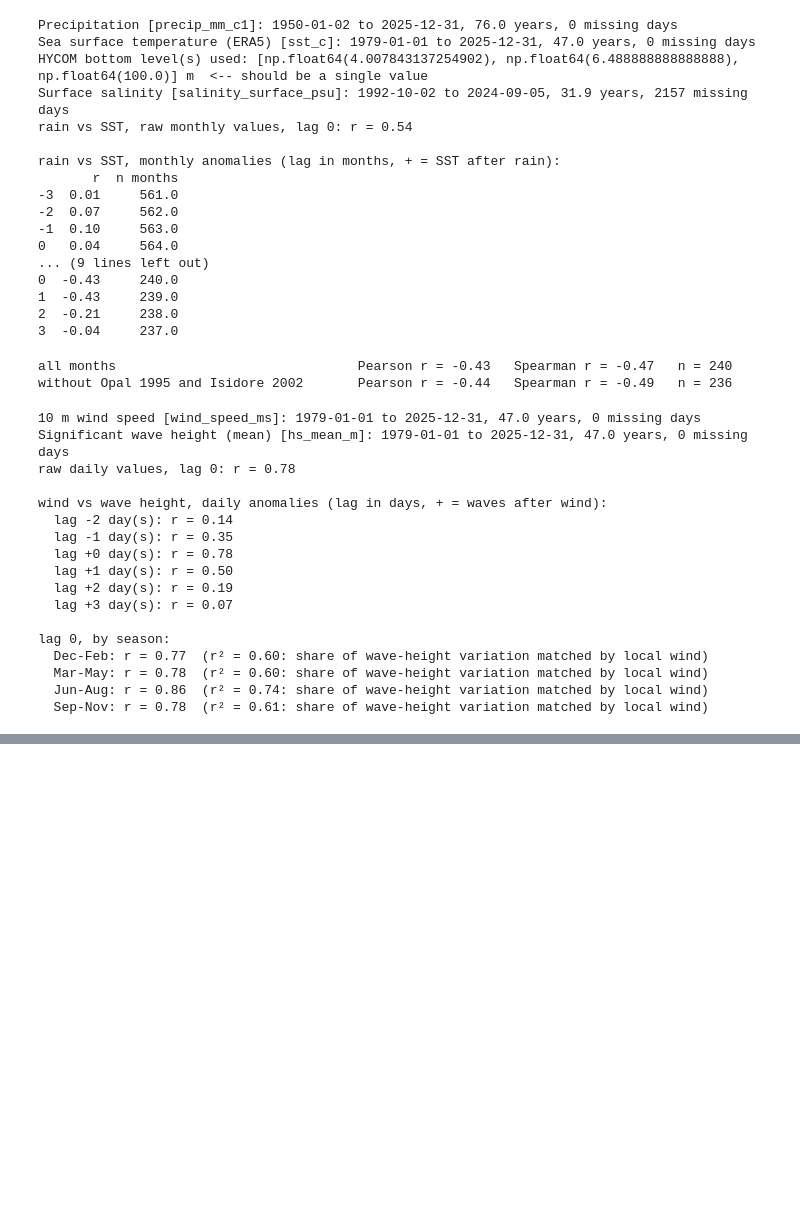
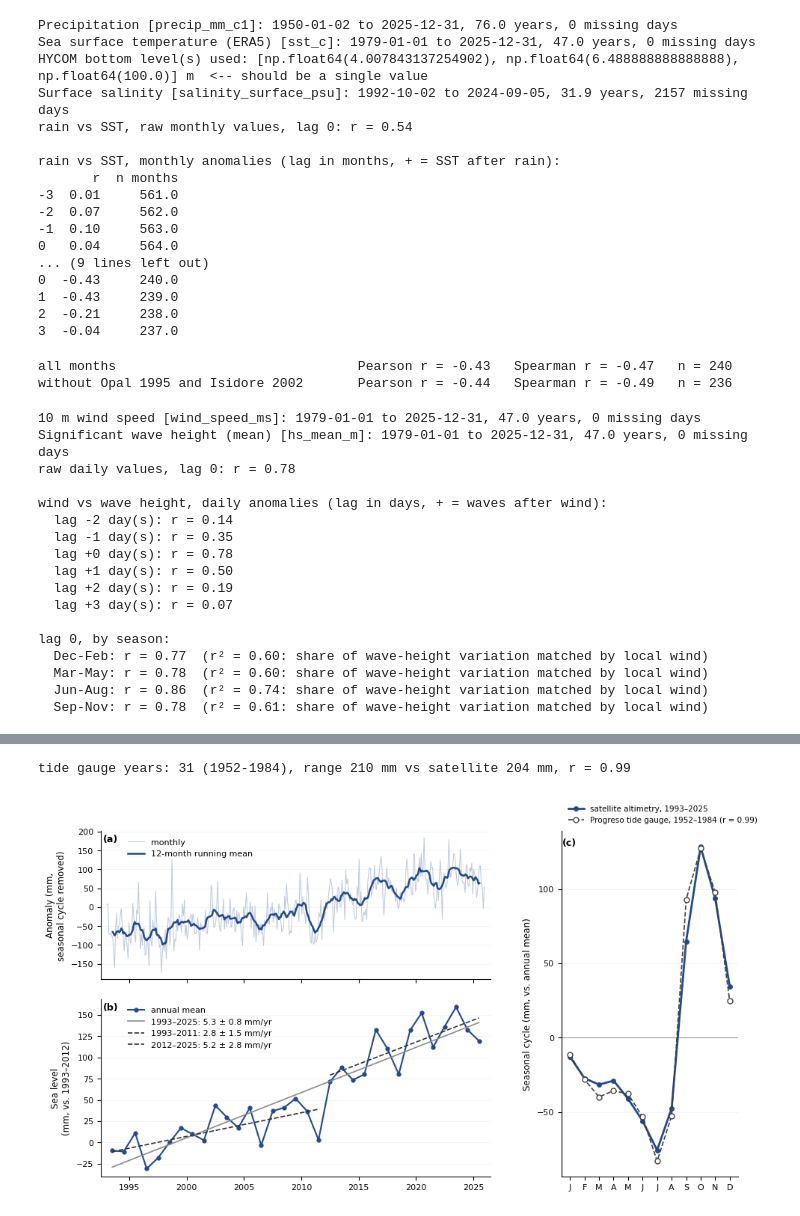
Before and after one commit to florisytzen5/MDP, a Jupyter notebook: Climatology/Baseline/Clima_Baseline.ipynb, the cells around one changed output, grey strips where cells are left out. Saved outputs shown, nothing was run; the diff lists cells and outputs as text; code cells hidden in the pictures; blank space fills up the shorter version.

```diff
--- a/Climatology/Baseline/Clima_Baseline.ipynb
+++ b/Climatology/Baseline/Clima_Baseline.ipynb
@@ -1867,0 +1964,79 @@ lag 0, by season:
+# %%
+import matplotlib.pyplot as plt
+from scipy import stats
+
+SL_DIR = '/Users/sophiethomas/Desktop/MDP/Climatology/Baseline/sealevel/'
+SEA = '#234a8c'                                       # IPCC sea level colour (same as Fig. 5.6)
+
+# --- satellite altimetry -------------------------------------------------------
+sea = pd.read_csv(SL_DIR + '../sealevel_sisal_monthly.csv', parse_dates=['date'], index_col='date')['coast']
+anom = sea - sea.groupby(sea.index.month).transform('mean')        # seasonal cycle removed
+g = sea.resample('YE')
+ann = g.mean()[g.count() == 12]; ann.index = ann.index.year         # complete years only
+xm = anom.index.year + (anom.index.month - 0.5) / 12                 # decimal year, monthly
+
+def trend(y0, y1):
+    x = ann.loc[y0:y1]
+    r = stats.linregress(x.index, x.values)
+    return r.slope, 1.96 * r.stderr, r.intercept
+
+# seasonal cycle: deviation from each year's mean
+sat = sea - sea.groupby(sea.index.year).transform('mean')
+sat_cycle = sat.groupby(sat.index.month).mean()
+
+# --- Progreso tide gauge (PSMSL 690), seasonal cycle, years with >= 10 months ---
+tg = pd.read_csv('https://psmsl.org/data/obtaining/rlr.monthly.data/690.rlrdata',
+                 sep=';', header=None, names=['t', 'mm', 'missing_days', 'flag'])
+tg = tg[tg['mm'] != -99999].copy()
+tg['year'] = tg['t'].astype(int)
+tg['month'] = np.floor((tg['t'] - tg['year']) * 12).astype(int) + 1
+tg = tg[tg.groupby('year')['mm'].transform('count') >= 10]
+tg['dev'] = tg['mm'] - tg.groupby('year')['mm'].transform('mean')
+tg_cycle = tg.groupby('month')['dev'].mean()
+r_cycle = np.corrcoef(sat_cycle.values, tg_cycle.reindex(sat_cycle.index).values)[0, 1]
+print(f'tide gauge years: {tg["year"].nunique()} ({tg["year"].min()}-{tg["year"].max()}), '
+      f'range {tg_cycle.max()-tg_cycle.min():.0f} mm vs satellite {sat_cycle.max()-sat_cycle.min():.0f} mm, r = {r_cycle:.2f}')
+
+# --- figure: (a) and (b) share the time axis on the left, (c) seasonal cycle on the right ---
+fig = plt.figure(figsize=(11, 6))
+gs = fig.add_gridspec(2, 2, width_ratios=[2.2, 1], height_ratios=[1, 1.2], wspace=0.25, hspace=0.12)
+ax_a = fig.add_subplot(gs[0, 0])
+ax_b = fig.add_subplot(gs[1, 0], sharex=ax_a)
+ax_c = fig.add_subplot(gs[:, 1])
+
+ax_a.plot(xm, anom.values, color=SEA, alpha=0.3, lw=0.7, label='monthly')
+ax_a.plot(xm, anom.rolling(12, center=True).mean().values, color=SEA, lw=1.8, label='12-month running mean')
+ax_a.set_ylabel('Anomaly (mm,\nseasonal cycle removed)')
+ax_a.legend(loc='upper left', frameon=False, fontsize=8, bbox_to_anchor=(0.05, 1))
+plt.setp(ax_a.get_xticklabels(), visible=False)
+
+ax_b.plot(ann.index + 0.5, ann.values, 'o-', color=SEA, ms=3.5, lw=1.5, label='annual mean')
+for (y0, y1), style, c in [((1993, 2025), '-', '0.55'), ((1993, 2011), '--', '0.2'), ((2012, 2025), '--', '0.2')]:
+    b, e, i = trend(y0, y1)
+    yrs = np.arange(y0, y1 + 1)
+    ax_b.plot(yrs + 0.5, i + b * yrs, style, color=c, lw=1.2, label=f'{y0}–{y1}: {b:.1f} ± {e:.1f} mm/yr')
+ax_b.set_ylabel('Sea level\n(mm, vs. 1993–2012)')
+ax_b.legend(loc='upper left', frameon=False, fontsize=8, bbox_to_anchor=(0.05, 1))
+ax_b.set_xlim(1992.5, 2026.5)
+
+m = np.arange(1, 13)
+ax_c.axhline(0, color='0.6', lw=0.8)
+ax_c.plot(m, sat_cycle.values, 'o-', color=SEA, ms=4, lw=2, label='satellite altimetry, 1993–2025')
+ax_c.plot(m, tg_cycle.reindex(m).values, 'o--', color='0.25', mfc='white', ms=5, lw=1.2,
+          label=f'Progreso tide gauge, {tg["year"].min()}–{tg["year"].max()} (r = {r_cycle:.2f})')
+ax_c.set_xticks(m, ['J', 'F', 'M', 'A', 'M', 'J', 'J', 'A', 'S', 'O', 'N', 'D'])
+ax_c.set_xlim(0.4, 12.6)
+ax_c.set_ylabel('Seasonal cycle (mm, vs. annual mean)')
+ax_c.legend(loc='lower left', bbox_to_anchor=(0, 1.0), frameon=False, fontsize=7.5)   # above the panel, clear of the data
+
+for a, letter in [(ax_a, '(a)'), (ax_b, '(b)'), (ax_c, '(c)')]:
+    a.grid(True, axis='y', color='0.94', lw=0.5, zorder=0); a.set_axisbelow(True)
+    a.spines[['top', 'right']].set_visible(False)
+    a.tick_params(labelsize=8); a.yaxis.label.set_size(8.5)
+    a.text(0.005, 0.98, letter, transform=a.transAxes, ha='left', va='top', fontsize=9, fontweight='bold')
+
+fig.savefig(SL_DIR + '../fig_sea_level.png', dpi=300, bbox_inches='tight')
+plt.show()
+# %% [output]
+tide gauge years: 31 (1952-1984), range 210 mm vs satellite 204 mm, r = 0.99
+[figure, added]
```
Also changed, not shown: parts of 10 cells of this notebook, 6 other files.
